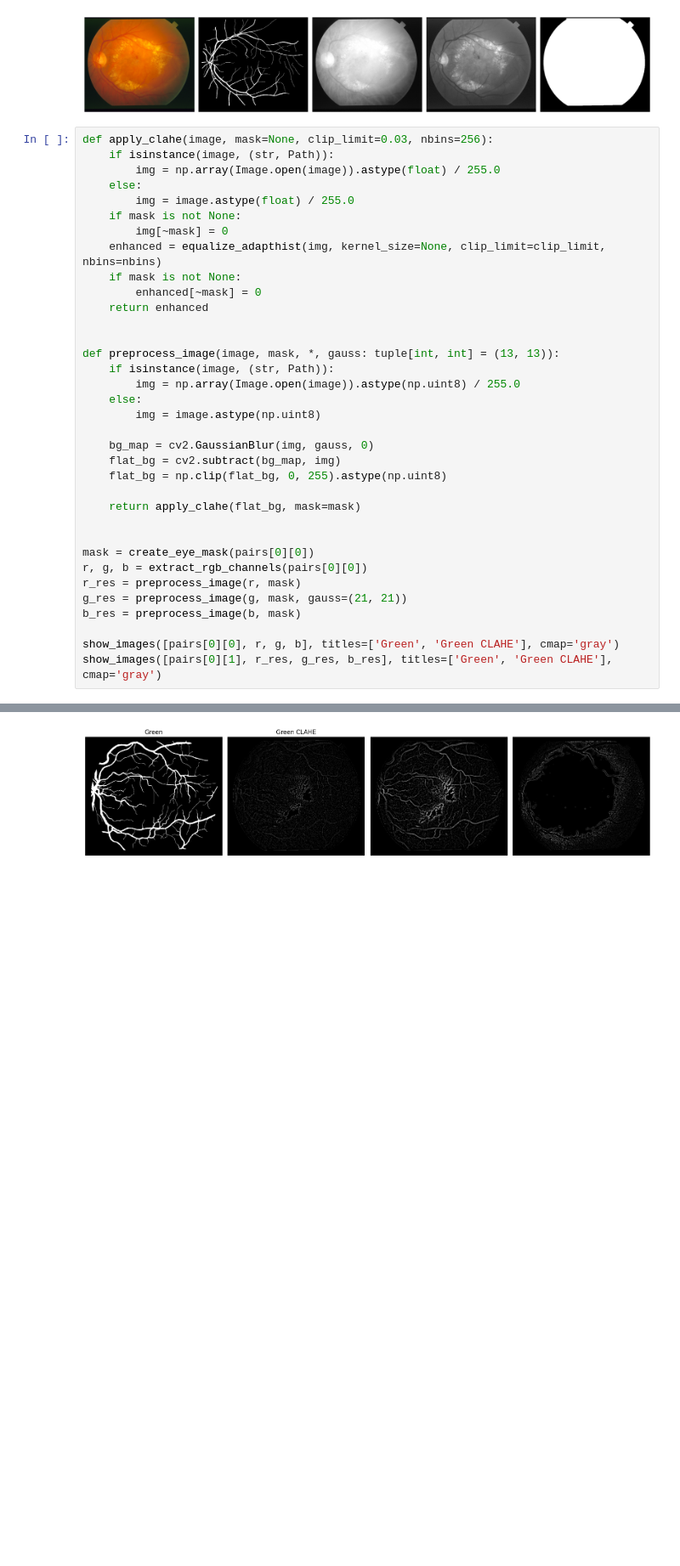
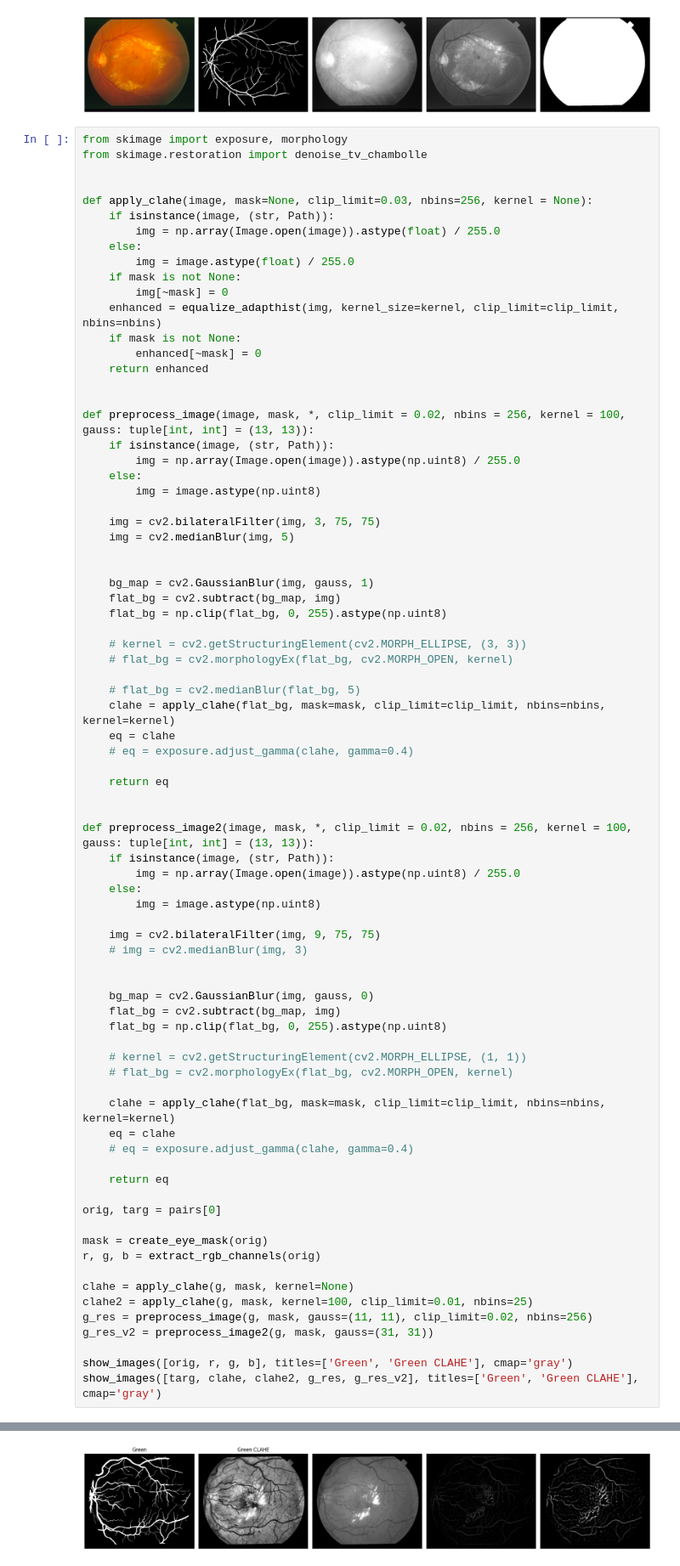
Before and after one commit to HuntClauss/university-informatyka-w-medycynie-dno-oka, a Jupyter notebook: ml.ipynb, the cells around one changed output, grey strips where cells are left out. Shown at 85% size. Cells and saved outputs as stored; diff of their text form; blank space fills up the shorter version.

```diff
--- a/ml.ipynb
+++ b/ml.ipynb
@@ -78,43 +78,86 @@ for orig, targ in pairs[:2]:
 [figure]
 [figure]
 # %%
-def apply_clahe(image, mask=None, clip_limit=0.03, nbins=256):
+from skimage import exposure, morphology
+from skimage.restoration import denoise_tv_chambolle
+
+
+def apply_clahe(image, mask=None, clip_limit=0.03, nbins=256, kernel = None):
     if isinstance(image, (str, Path)):
         img = np.array(Image.open(image)).astype(float) / 255.0
     else:
         img = image.astype(float) / 255.0
     if mask is not None:
         img[~mask] = 0
-    enhanced = equalize_adapthist(img, kernel_size=None, clip_limit=clip_limit, nbins=nbins)
+    enhanced = equalize_adapthist(img, kernel_size=kernel, clip_limit=clip_limit, nbins=nbins)
     if mask is not None:
         enhanced[~mask] = 0
     return enhanced
 
 
-def preprocess_image(image, mask, *, gauss: tuple[int, int] = (13, 13)):
+def preprocess_image(image, mask, *, clip_limit = 0.02, nbins = 256, kernel = 100, gauss: tuple[int, int] = (13, 13)):
     if isinstance(image, (str, Path)):
         img = np.array(Image.open(image)).astype(np.uint8) / 255.0
     else:
         img = image.astype(np.uint8)
 
+    img = cv2.bilateralFilter(img, 3, 75, 75)
+    img = cv2.medianBlur(img, 5)
+
+
+    bg_map = cv2.GaussianBlur(img, gauss, 1)
+    flat_bg = cv2.subtract(bg_map, img)
+    flat_bg = np.clip(flat_bg, 0, 255).astype(np.uint8)
+
+    # kernel = cv2.getStructuringElement(cv2.MORPH_ELLIPSE, (3, 3))
+    # flat_bg = cv2.morphologyEx(flat_bg, cv2.MORPH_OPEN, kernel)
+
+    # flat_bg = cv2.medianBlur(flat_bg, 5)
+    clahe = apply_clahe(flat_bg, mask=mask, clip_limit=clip_limit, nbins=nbins, kernel=kernel)
+    eq = clahe
+    # eq = exposure.adjust_gamma(clahe, gamma=0.4)
+
+    return eq
+
+
+def preprocess_image2(image, mask, *, clip_limit = 0.02, nbins = 256, kernel = 100, gauss: tuple[int, int] = (13, 13)):
+    if isinstance(image, (str, Path)):
+        img = np.array(Image.open(image)).astype(np.uint8) / 255.0
+    else:
+        img = image.astype(np.uint8)
+
+    img = cv2.bilateralFilter(img, 9, 75, 75)
+    # img = cv2.medianBlur(img, 3)
+
+
     bg_map = cv2.GaussianBlur(img, gauss, 0)
     flat_bg = cv2.subtract(bg_map, img)
     flat_bg = np.clip(flat_bg, 0, 255).astype(np.uint8)
 
-    return apply_clahe(flat_bg, mask=mask)
+    # kernel = cv2.getStructuringElement(cv2.MORPH_ELLIPSE, (1, 1))
+    # flat_bg = cv2.morphologyEx(flat_bg, cv2.MORPH_OPEN, kernel)
 
+    clahe = apply_clahe(flat_bg, mask=mask, clip_limit=clip_limit, nbins=nbins, kernel=kernel)
+    eq = clahe
+    # eq = exposure.adjust_gamma(clahe, gamma=0.4)
 
-mask = create_eye_mask(pairs[0][0])
-r, g, b = extract_rgb_channels(pairs[0][0])
-r_res = preprocess_image(r, mask)
-g_res = preprocess_image(g, mask, gauss=(21, 21))
-b_res = preprocess_image(b, mask)
+    return eq
 
-show_images([pairs[0][0], r, g, b], titles=['Green', 'Green CLAHE'], cmap='gray')
-show_images([pairs[0][1], r_res, g_res, b_res], titles=['Green', 'Green CLAHE'], cmap='gray')
+orig, targ = pairs[0]
+
+mask = create_eye_mask(orig)
+r, g, b = extract_rgb_channels(orig)
+
+clahe = apply_clahe(g, mask, kernel=None)
+clahe2 = apply_clahe(g, mask, kernel=100, clip_limit=0.01, nbins=25)
+g_res = preprocess_image(g, mask, gauss=(11, 11), clip_limit=0.02, nbins=256)
+g_res_v2 = preprocess_image2(g, mask, gauss=(31, 31))
+
+show_images([orig, r, g, b], titles=['Green', 'Green CLAHE'], cmap='gray')
+show_images([targ, clahe, clahe2, g_res, g_res_v2], titles=['Green', 'Green CLAHE'], cmap='gray')
 # %% [output]
 [figure]
-[figure, old version]
+[figure, new version]
 # %%
 from skimage.feature import local_binary_pattern
 from sklearn.preprocessing import StandardScaler
```
Also changed, not shown: parts of 6 cells of this notebook, 6 other files.
